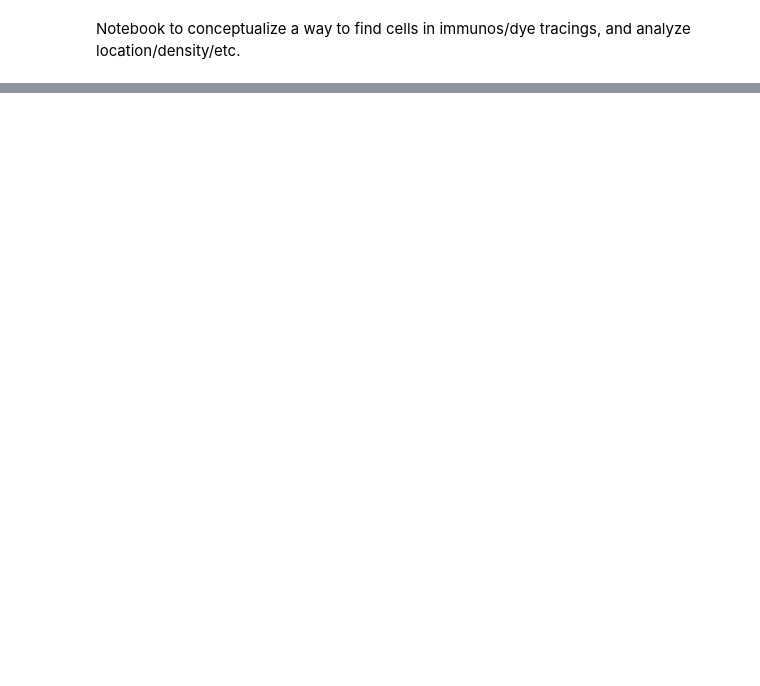
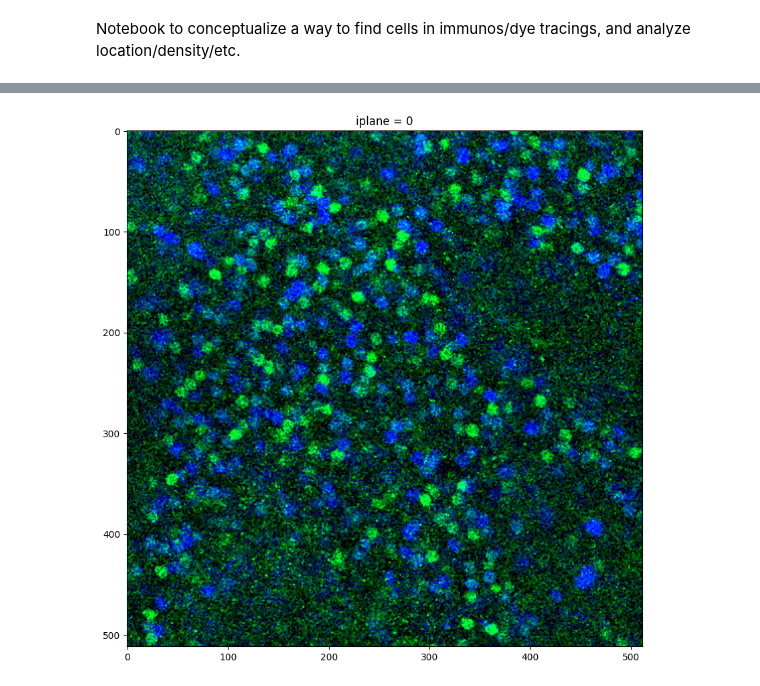
Before and after one commit to MForsthofer/rgc_reconstruction, a Jupyter notebook: dev/cellcounter.ipynb, the cells around one changed output, grey strips where cells are left out. Saved outputs shown, nothing was run; the diff lists cells and outputs as text; code cells hidden in the pictures; blank space fills up the shorter version.

```diff
--- a/dev/cellcounter.ipynb
+++ b/dev/cellcounter.ipynb
@@ -30 +39,24 @@ torch version:          2.6.0+cu118
+# %%
+import numpy as np
+from cellpose import plot
+import matplotlib.pyplot as plt
+
+plt.figure(figsize=(10, 10))
+iplane = 0
+
+# Create an RGB image
+img0 = plot.image_to_rgb(img3d[iplane, [1,0]].copy(), channels=[3,2])
+
+# Copy image for processing
+imgout = img0.copy()
+
+# Thresholding: Set pixels with any channel value < 5 to 0
+threshold = 20
+imgout[imgout < threshold] = 0
+
+plt.imshow(imgout)
+plt.title('iplane = %d' % iplane)
+plt.show()
+# %% [output]
+[figure, added]
 # %%
```
Also changed, not shown: parts of 5 cells of this notebook.
